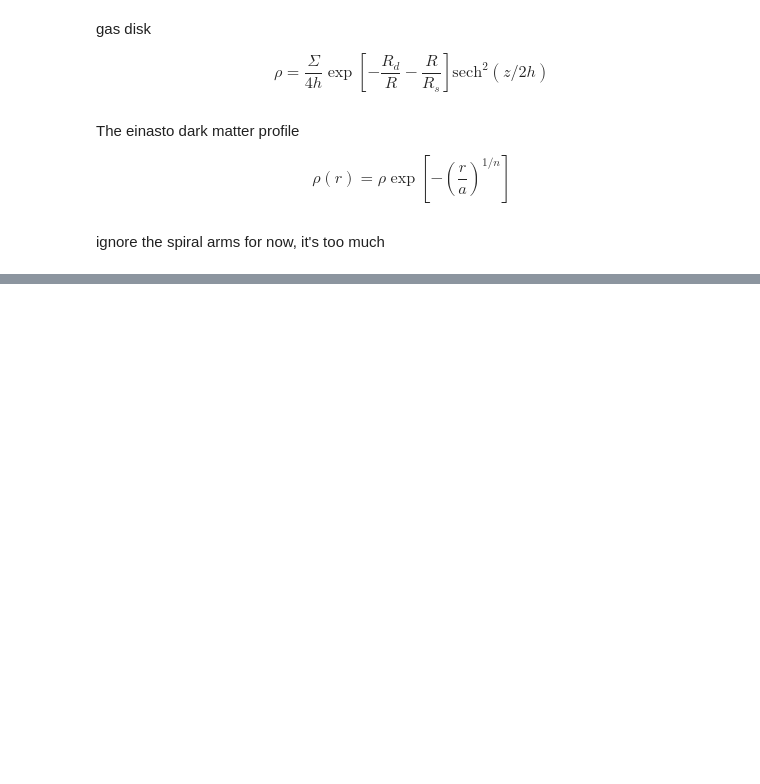
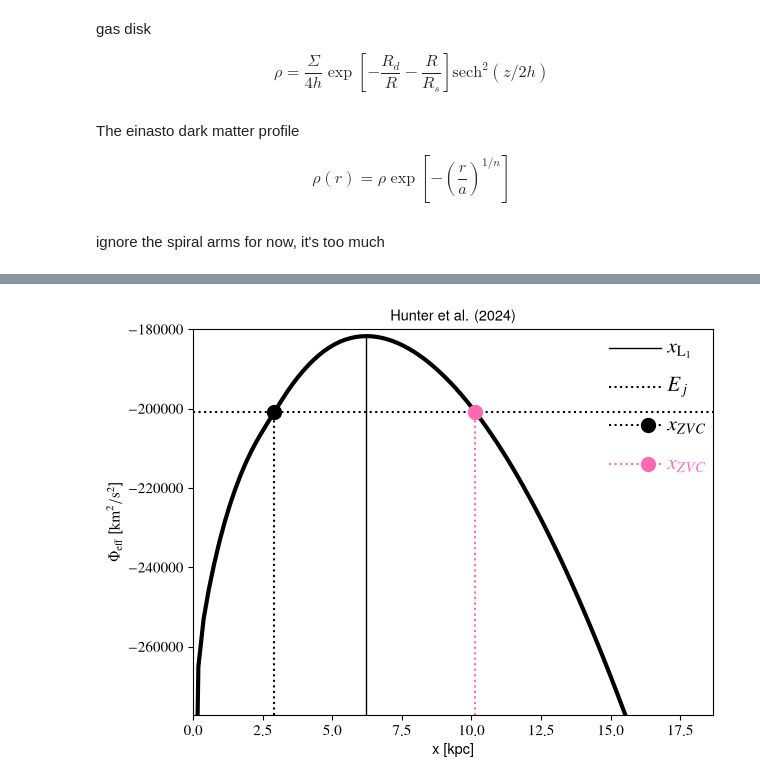
Before and after one commit to salvatore-ferrone/bar-dynamics, a Jupyter notebook: scrap/bar_supporting_orbits.ipynb, the cells around one changed output, grey strips where cells are left out. Drawn from its saved outputs; the diff is of its cells as text; code cells hidden in the pictures; blank space fills up the shorter version.

```diff
--- a/scrap/bar_supporting_orbits.ipynb
+++ b/scrap/bar_supporting_orbits.ipynb
@@ -287,0 +302,51 @@ Now, I'd like to make some surface of section things! that'd be sick. So I can l
+# %%
+xmax = 3*xL1
+E0=pot_eff(ptot,omega,np.array([1e-1,0,0]))
+Ej = (4/5)*(EL1-E0) + E0
+xs = np.linspace(1e-3,xmax,100)
+
+# find the intersection point :
+f = lambda x, Ej, ptot, omega: pot_eff(ptot,omega, np.array([x,0,0])) - Ej
+# optimize.minimize(f,2,args=(Emid, ptot, omega))
+x_zvc=optimize.brenth(f,.2,xL1,args=(Ej ,ptot,omega))
+x_zvc_beyond=optimize.brenth(f,xL1,xmax,args=(Ej ,ptot,omega))
+# %%
+fig,axis=plt.subplots(1,1)
+axis.plot(xs,pot_eff(ptot,omega,np.array([xs,np.zeros_like(xs),np.zeros_like(xs)]).T),color="k",linewidth=3)
+axis.set(xlim=[0,xmax],ylim=[E0,EL1*.99],xlabel="x [kpc]",ylabel=r"$\Phi_{\rm{eff}}$ [$\rm{{km}}^2/\rm{{s}}^2$]",title="Hunter et al. (2024)");
+
+# for the legend
+xpos=0.9125
+ypos = 0.95
+delta_y = 0.1
+
+fig.tight_layout()
+fig.savefig("phi_eff_hunter_2024_frame1.png",dpi=300)
+
+axis.vlines(xL1,E0,EL1,color="k",linestyles="-",linewidth=1)
+axis.plot([.8,.9],[ypos,ypos],color="k",linestyle="-",transform=axis.transAxes,linewidth=1)
+axis.text(xpos, ypos,s=r"$x_{\rm{L_{1}}}$",transform=axis.transAxes,ha="left", va="center",fontsize=15)
+fig.savefig("phi_eff_hunter_2024_frame2.png",dpi=300)
+
+axis.hlines(Ej ,0,xmax,color="k",linestyles=":")
+axis.plot([.8,.9],[ypos-delta_y,ypos-delta_y],color="k",linestyle=":",transform=axis.transAxes)
+axis.text(xpos,ypos-delta_y,s=r"$E_j$",transform=axis.transAxes,ha="left", va="center",fontsize=15)
+fig.savefig("phi_eff_hunter_2024_frame3.png",dpi=300)
+
+axis.vlines(x_zvc, E0, Ej, linestyles=":", color="k")
+axis.scatter(x_zvc, Ej, s=100,zorder=10,color="k")
+axis.text(xpos,ypos-2*delta_y,s=r"$x_{ZVC}$",transform=axis.transAxes,ha="left", va="center",fontsize=15)
+axis.plot([.8,.9],[ypos-2*delta_y,ypos-2*delta_y],color="k",linestyle=":",transform=axis.transAxes)
+axis.scatter(.875,ypos-2*delta_y, s=100,zorder=10,color="k",transform=axis.transAxes)
+fig.savefig("phi_eff_hunter_2024_frame4.png",dpi=300)
+
+# now, what if we were beyond?
+
+axis.vlines(x_zvc_beyond, E0, Ej, linestyles=":", color="hotpink")
+axis.scatter(x_zvc_beyond, Ej, s=100,zorder=10,color="hotpink")
+axis.text(xpos,ypos-3*delta_y,s=r"$x_{ZVC}$",transform=axis.transAxes,ha="left", va="center",fontsize=15, fontdict=dict(color="hotpink"))
+axis.plot([.8,.9],[ypos-3*delta_y,ypos-3*delta_y],color="hotpink",linestyle=":",transform=axis.transAxes)
+axis.scatter(.875, ypos-3*delta_y, s=100,zorder=10,color="hotpink",transform=axis.transAxes)
+fig.savefig("phi_eff_hunter_2024_frame5.png",dpi=300)
+# %% [output]
+[figure, added]
```
Also changed, not shown: parts of 5 cells of this notebook, 5 other files.
